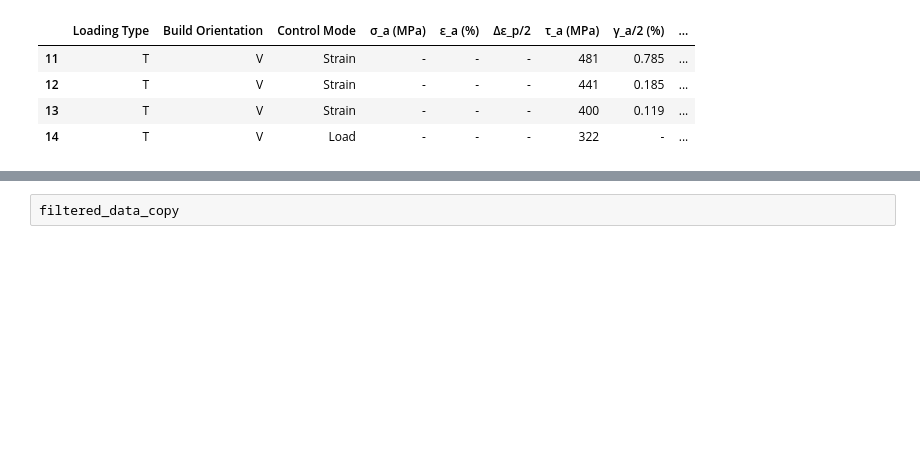
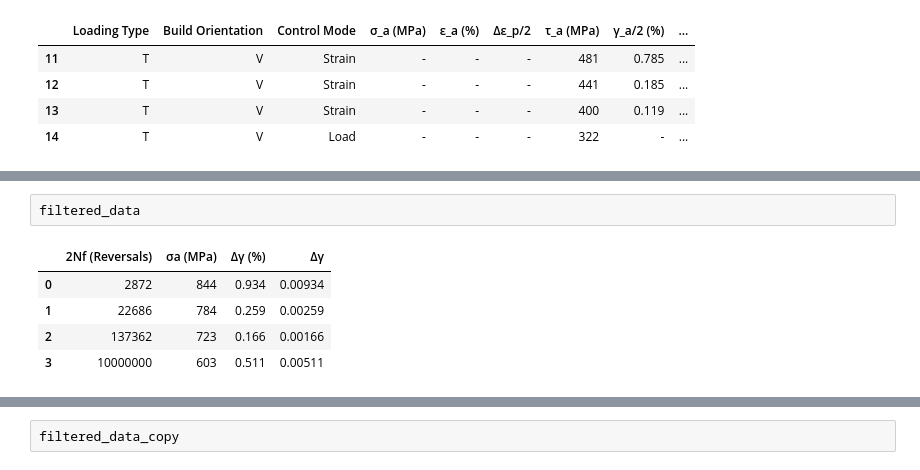
Before and after one commit to Anyi01/Project-VAL-modeling, a Jupyter notebook: FS parameters.ipynb, the cells around one changed output, grey strips where cells are left out. Drawn from its saved outputs; the diff is of its cells as text; blank space fills up the shorter version.

```diff
--- a/FS parameters.ipynb
+++ b/FS parameters.ipynb
@@ -94,0 +37,8 @@ plt.show()
+# %%
+filtered_data
+# %% [output]
+|  | 2Nf (Reversals) | σa (MPa) | Δγ (%) | Δγ |
+| 0 | 2872 | 844 | 0.934 | 0.00934 |
+| 1 | 22686 | 784 | 0.259 | 0.00259 |
+| 2 | 137362 | 723 | 0.166 | 0.00166 |
+| 3 | 10000000 | 603 | 0.511 | 0.00511 |
```
Also changed, not shown: parts of 4 cells of this notebook.
